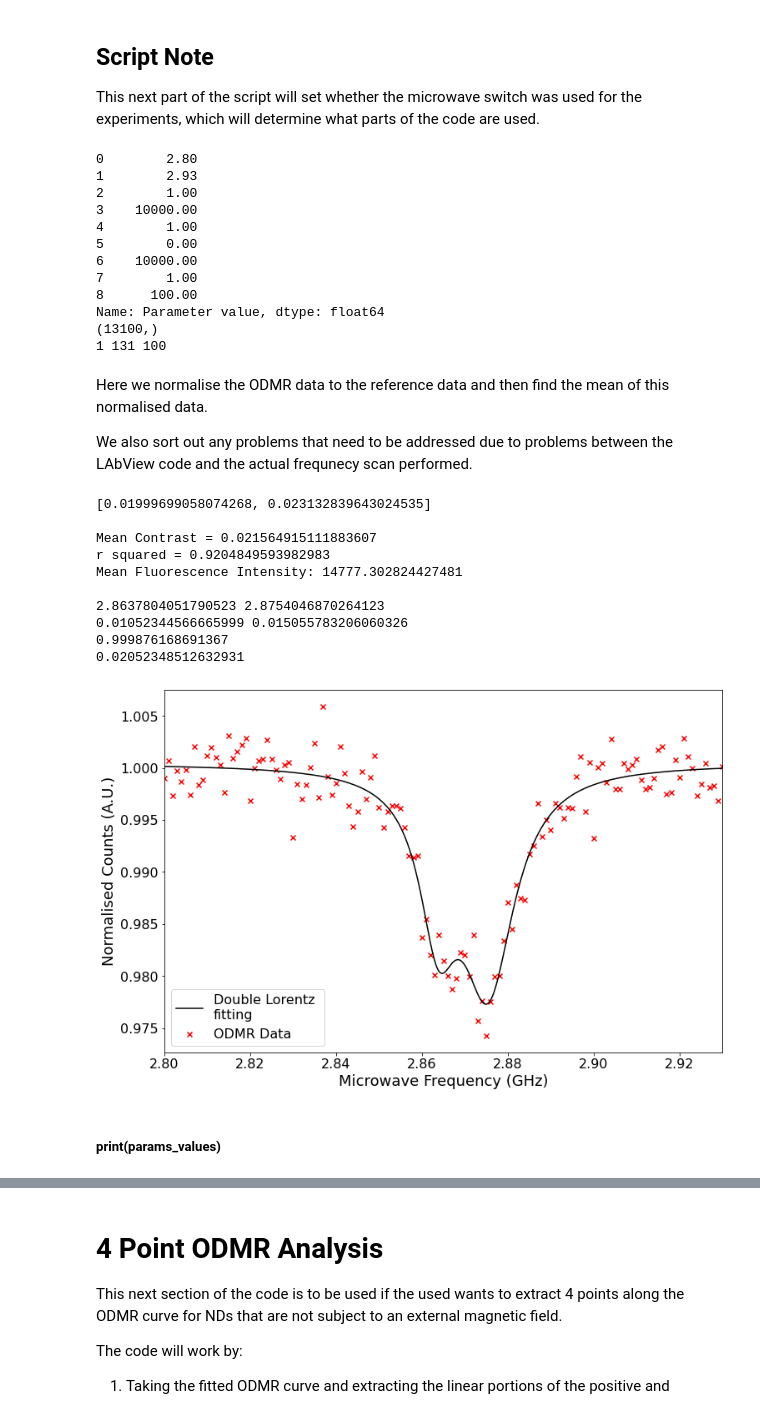
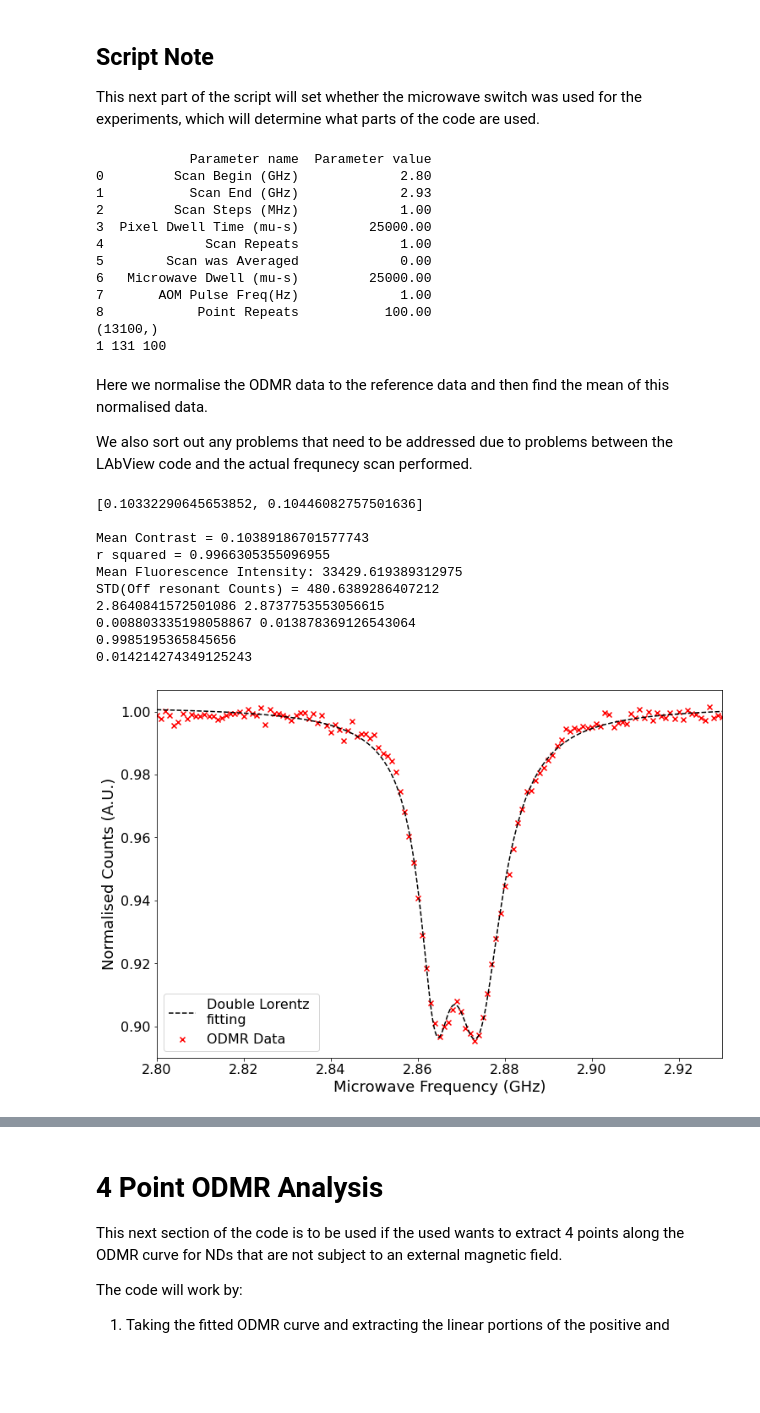
Before and after one commit to Corbyn93/Ryans_Python_Scripts, a Jupyter notebook: Ryan's Jupyter stuff/ODMR analysis/20210607_Anlysis_Reference_ODMR_script_plus_4points.ipynb, the cells around one changed output, grey strips where cells are left out. Saved outputs shown, nothing was run; the diff lists cells and outputs as text; code cells hidden in the pictures; blank space fills up the shorter version.

```diff
--- a/Ryan's Jupyter stuff/ODMR analysis/20210607_Anlysis_Reference_ODMR_script_plus_4points.ipynb
+++ b/Ryan's Jupyter stuff/ODMR analysis/20210607_Anlysis_Reference_ODMR_script_plus_4points.ipynb
@@ -172,7 +172,7 @@ def plot_fitting(ax2, freq, dwell_time):
     y_fit = double_lorentz(freq, fitting_params[0], fitting_params[1], fitting_params[2],
                   fitting_params[3], fitting_params[4], fitting_params[5], fitting_params[6])
 
-    ax2.plot(high_res_freq, y_fit_high_res, color='k', label='Double Lorentz \nfitting')
+    ax2.plot(high_res_freq, y_fit_high_res, color='k', label='Double Lorentz \nfitting', linestyle = '--')
     ax2.legend()
 
     return(ax2, y_fit)
@@ -255,7 +255,7 @@ Here we set the folder directory and the file names of the datasets. We then loa
  # Saves this data into a text file and the 2 plots generated.
 #######
 
-date = '20210921' # Date on folder in which the experimental data is saved.
+date = '20210928' # Date on folder in which the experimental data is saved.
 set_plot_params()
 
 # Load in the data file into an np array, and freqeuncy scan parameters
@@ -263,7 +263,7 @@ set_plot_params()
 folder_path = 'I:\\Science\\Physics-Nanobiophotonics\\Group\\User Data\\ODMR\\ODMR and imaging\\2021\\' + date + '\\'
 #folder_path = 'I:\\Science\\Physics-Nanobiophotonics\\Group\\User Data\\ODMR\\Imaging\\'
 
-data_set = '_referenced_odmr_20' # Short hand for the file name.
+data_set = '_referenced_odmr_03' # Short hand for the file name.
 
 # Set the file names for all 4 data sets recorded from the experiment.
 file_name_ODMR1 = date + data_set + '_ODMR1.dat'
@@ -290,20 +290,20 @@ dwell_time = params_values[3]
 This next part of the script will set whether the microwave switch was used for the experiments, which will determine what parts of the code are used.
 # %%
 microwave_switch = 'on'
-print(params_values)
+print(params_file)
 print(odmr_data.shape)
 odmr_data, reference_data = reshape_data(reference_data, odmr_data, params_values)
 # %% [output]
-0        2.80
-1        2.93
-2        1.00
-3    10000.00
-4        1.00
-5        0.00
-6    10000.00
-7        1.00
-8      100.00
-Name: Parameter value, dtype: float64
+            Parameter name  Parameter value
+0         Scan Begin (GHz)             2.80
+1           Scan End (GHz)             2.93
+2         Scan Steps (MHz)             1.00
+3  Pixel Dwell Time (mu-s)         25000.00
+4             Scan Repeats             1.00
+5        Scan was Averaged             0.00
+6   Microwave Dwell (mu-s)         25000.00
+7       AOM Pulse Freq(Hz)             1.00
+8            Point Repeats           100.00
 (13100,)
 1 131 100
 # %% [markdown]
@@ -343,43 +343,51 @@ freq_mins, dip_depth, flourescent_baseline = get_init_params(mean_norm_odmr_full
 
 # create the initial parameters for ODMR double lorentzian
 # line fitting
 init_params = [dip_depth[0], freq_mins[0], 0.005, dip_depth[1], freq_mins[1], 0.005, flourescent_baseline]
 #init_params = [0.8, 2.86, 0.01, -dip_depth[1], 2.868, 0.01, flourescent_baseline]
 
 # Set the upper and lower bounds for the fitting algorithm.
 lower_bounds = [-np.inf, init_params[1] - 0.01, 0, -np.inf, init_params[4] - 0.01, 0, 0]
 upper_bounds = [np.inf, init_params[1] + 0.01, 1, np.inf, init_params[4] + 0.01, 1, np.inf]
 
 # generate the optimised curve fit parameters.
 fitting_params, error_in_fit = optimised_lorentz_fit(freq, mean_norm_odmr_full[0:len(freq)], init_params,
                                                     lower_bounds, upper_bounds)
 
 # plot the fitting to ax2
 ax1, y_fit = plot_fitting(ax1, freq, params_values[3])
 
 fitted_contrast = get_fitting_contrast(fitting_params[1], fitting_params[4], freq, y_fit,  fitting_params[6], params_values[2])
 print(str(fitted_contrast) + '\n')
 print('Mean Contrast = ' + str(np.mean(fitted_contrast)))
 
 # get the r^2 value for the fitting
 r_squared = get_r_squared(freq, mean_norm_odmr_full[0:len(freq)], y_fit)
 print('r squared = ' + str(r_squared))
-print('Mean Fluorescence Intensity: ' + str(np.mean(odmr_data)) + '\n')
+print('Mean Fluorescence Intensity: ' + str(np.mean(odmr_data)) )
+standard = np.std(odmr_data, axis = 2)
+print('STD(Off resonant Counts) = ' + str(np.mean(standard)))
+
 print(fitting_params[1], fitting_params[4])
 print(fitting_params[2], fitting_params[5])
 print(np.mean(normalised_ODMR[0, 0:40, :]))
 print(np.std(normalised_ODMR[0, 0:40, :]))
+#ax1.text(0.8, 0.1,
+#         'Mean Fluorescence Intensity = \n' + str(np.round(np.mean(odmr_data)))
+#         + ' counts per ' + str(params_values[3]/1000) + ' ms',
+#         ha='center', va='center', transform=ax1.transAxes)
+
+
+##### print(params_values)
 # %% [output]
-[0.01999699058074268, 0.023132839643024535]
+[0.10332290645653852, 0.10446082757501636]
 
-Mean Contrast = 0.021564915111883607
-r squared = 0.9204849593982983
-Mean Fluorescence Intensity: 14777.302824427481
-
-2.8637804051790523 2.8754046870264123
-0.01052344566665999 0.015055783206060326
-0.999876168691367
-0.02052348512632931
+Mean Contrast = 0.10389186701577743
+r squared = 0.9966305355096955
+Mean Fluorescence Intensity: 33429.619389312975
+STD(Off resonant Counts) = 480.6389286407212
+2.8640841572501086 2.8737753553056615
+0.008803335198058867 0.013878369126543064
+0.9985195365845656
+0.014214274349125243
-[figure, old version]
+[figure, new version]
-# %% [markdown]
-##### print(params_values)
```
Also changed, not shown: parts of 11 cells of this notebook, 13 other files.
